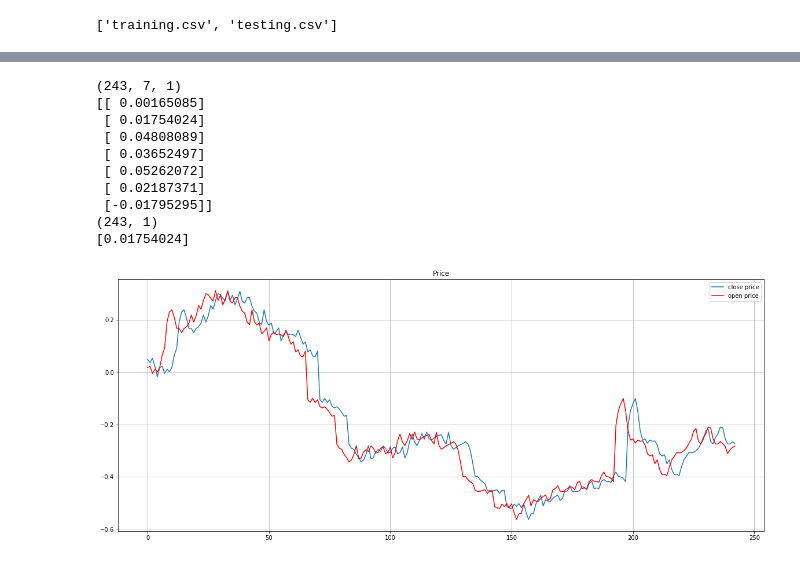
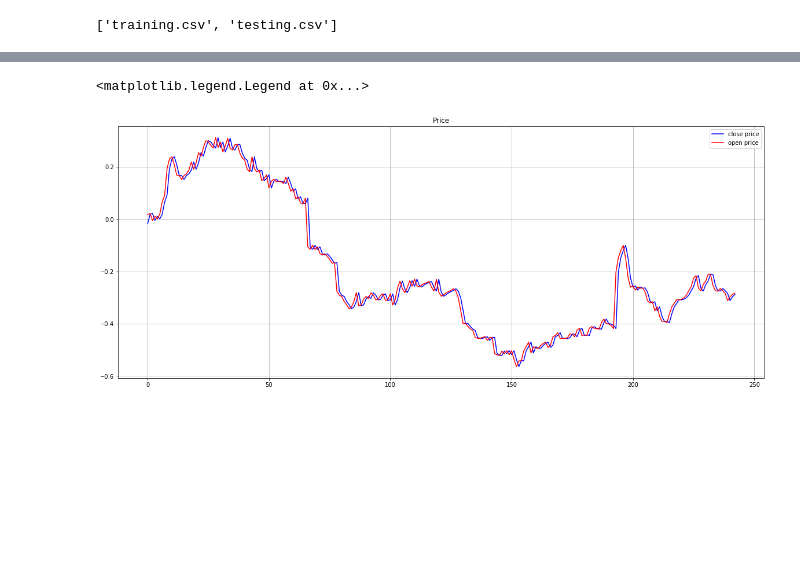
Before and after one commit to Howeng98/DSAI_HW2, a Jupyter notebook: DSAI_hw2.ipynb, the cells around one changed output, grey strips where cells are left out. Cells and saved outputs as stored; diff of their text form; code cells hidden in the pictures; blank space fills up the shorter version.

```diff
--- a/DSAI_hw2.ipynb
+++ b/DSAI_hw2.ipynb
@@ -176,33 +198,13 @@ plt.show()
 # %%
-print(x_test.shape)
-print(x_test[0])
 plt.figure(figsize=(20,8))
-plt.plot(x_test[:,2,0])
+plt.plot(x_test[:,6,0], color='blue')
 plt.plot(y_test, color='red')
-# plt.title("Open Price")
 plt.title("Price")
 plt.grid(True)
 plt.legend(['close price','open price'])
-
-
-print(y_test.shape)
-print(y_test[0])
-# plt.figure(figsize=(20,8))
-
-# plt.grid(True)
-# # plt.legend(['y_test'])
 # %% [output]
-(243, 7, 1)
-[[ 0.00165085]
- [ 0.01754024]
- [ 0.04808089]
- [ 0.03652497]
- [ 0.05262072]
- [ 0.02187371]
- [-0.01795295]]
-(243, 1)
-[0.01754024]
+<matplotlib.legend.Legend at 0x...>
-[figure, old version]
+[figure, new version]
 # %%
 predicted = model.predict(x_test)
 
```
Also changed, not shown: parts of 12 cells of this notebook.
